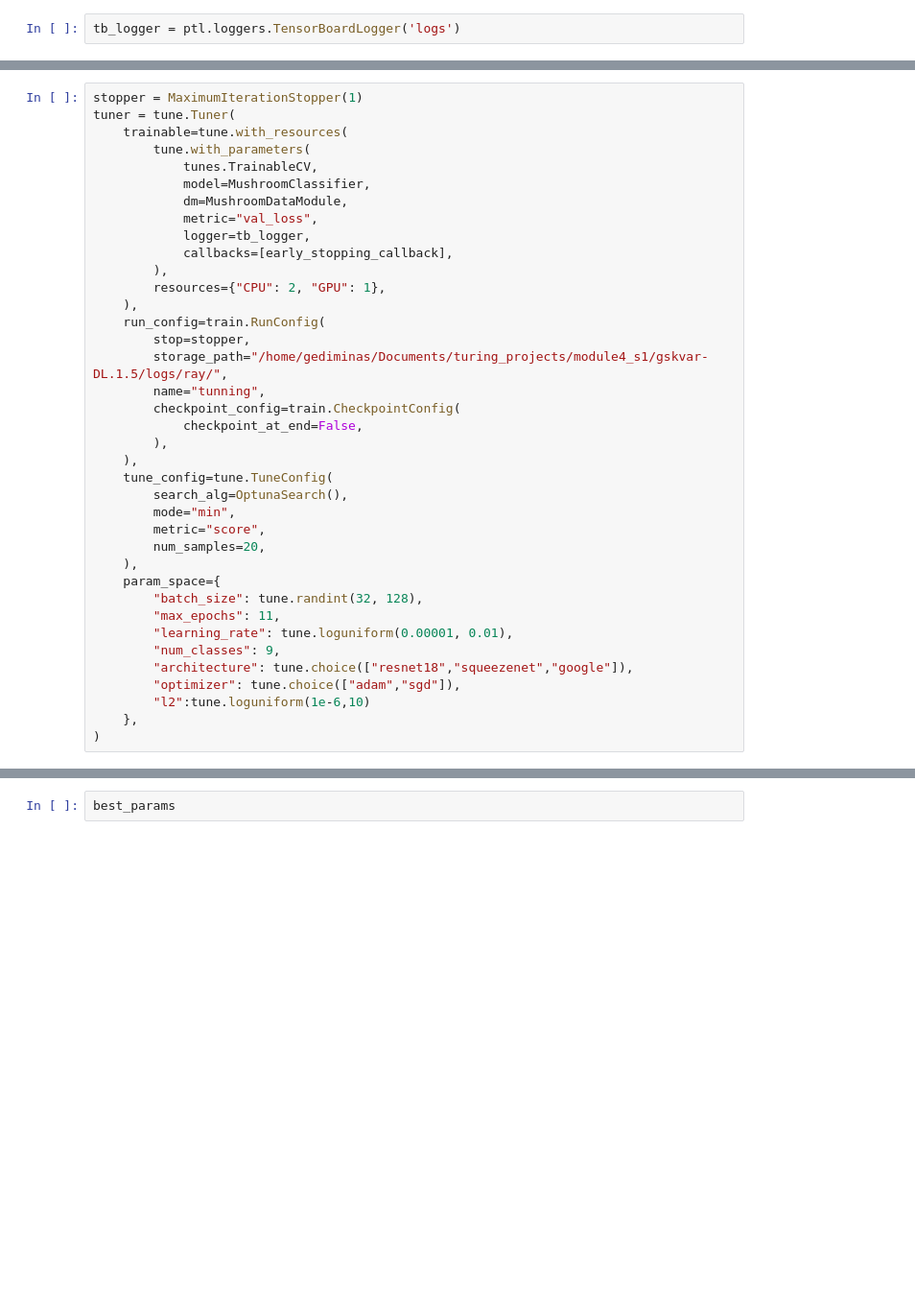
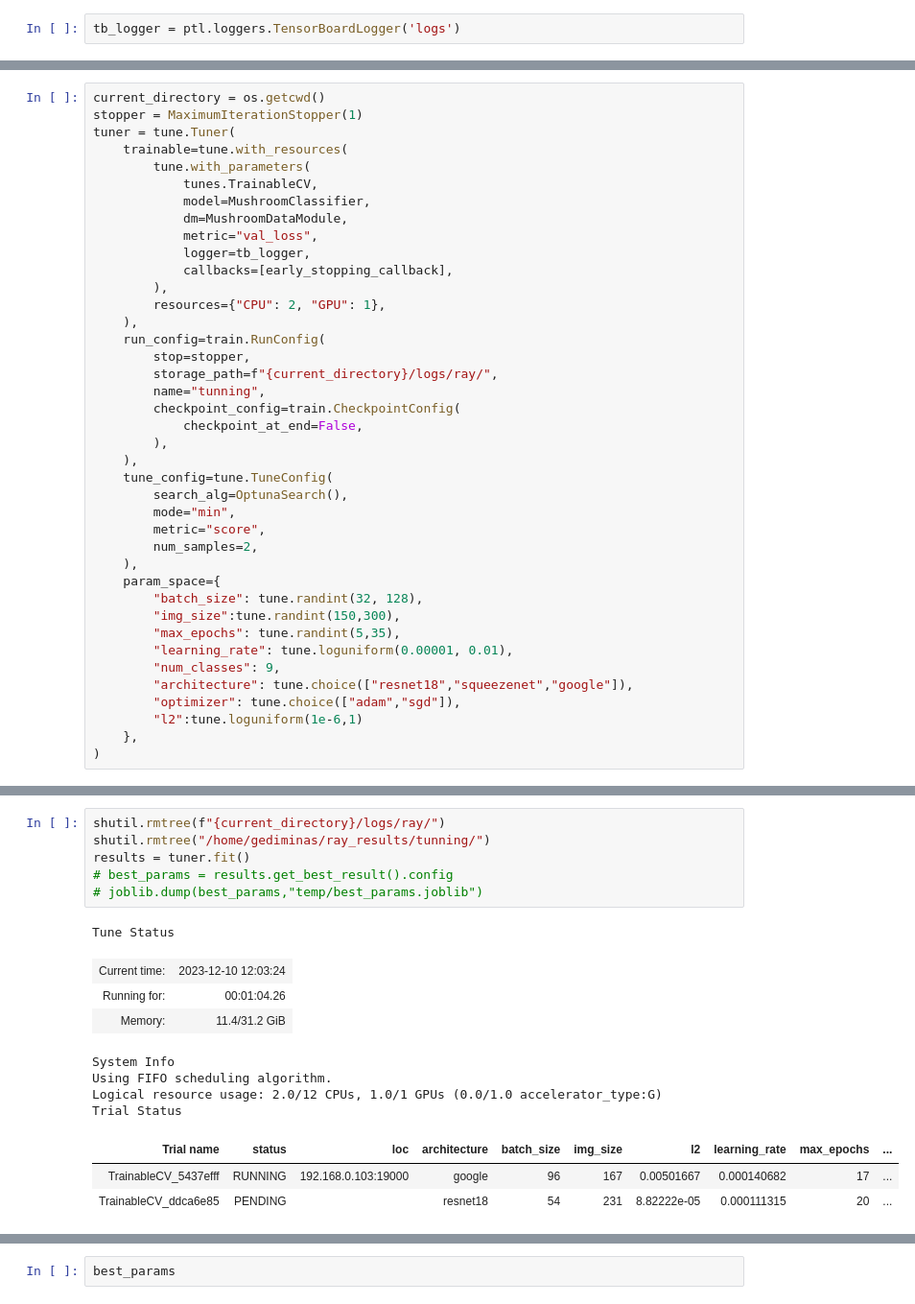
Before and after one commit to gediminas-skvarnavicius/mushroom-classifier, a Jupyter notebook: mushroom_analysis.ipynb, the cells around one changed output, grey strips where cells are left out. Shown at 96% size. Drawn from its saved outputs; the diff is of its cells as text; blank space fills up the shorter version.

Commit message:
more parameters tunning logs solved

```diff
--- a/mushroom_analysis.ipynb
+++ b/mushroom_analysis.ipynb
@@ -181,4 +125,5 @@ HPU available: False, using: 0 HPUs
 # %%
+current_directory = os.getcwd()
 stopper = MaximumIterationStopper(1)
 tuner = tune.Tuner(
     trainable=tune.with_resources(
@@ -194,7 +139,7 @@ tuner = tune.Tuner(
     ),
     run_config=train.RunConfig(
         stop=stopper,
-        storage_path="/home/gediminas/Documents/turing_projects/module4_s1/gskvar-DL.1.5/logs/ray/",
+        storage_path=f"{current_directory}/logs/ray/",
         name="tunning",
         checkpoint_config=train.CheckpointConfig(
             checkpoint_at_end=False,
@@ -204,15 +149,16 @@ tuner = tune.Tuner(
         search_alg=OptunaSearch(),
         mode="min",
         metric="score",
-        num_samples=20,
+        num_samples=2,
     ),
     param_space={
         "batch_size": tune.randint(32, 128),
-        "max_epochs": 11,
+        "img_size":tune.randint(150,300),
+        "max_epochs": tune.randint(5,35),
         "learning_rate": tune.loguniform(0.00001, 0.01),
         "num_classes": 9,
         "architecture": tune.choice(["resnet18","squeezenet","google"]),
         "optimizer": tune.choice(["adam","sgd"]),
-        "l2":tune.loguniform(1e-6,10)
+        "l2":tune.loguniform(1e-6,1)
     },
 )
@@ -343,0 +165,18 @@ Trial Status
+# %%
+shutil.rmtree(f"{current_directory}/logs/ray/")
+shutil.rmtree("/home/gediminas/ray_results/tunning/")
+results = tuner.fit()
+# best_params = results.get_best_result().config
+# joblib.dump(best_params,"temp/best_params.joblib")
+# %% [output]
+Tune Status
+| Current time: | 2023-12-10 12:03:24 |
+| Running for: | 00:01:04.26 |
+| Memory: | 11.4/31.2 GiB |
+System Info
+Using FIFO scheduling algorithm.
+Logical resource usage: 2.0/12 CPUs, 1.0/1 GPUs (0.0/1.0 accelerator_type:G)
+Trial Status
+| Trial name | status | loc | architecture | batch_size | img_size | l2 | learning_rate | max_epochs | ... |
+| TrainableCV_5437efff | RUNNING | 192.168.0.103:19000 | google | 96 | 167 | 0.00501667 | 0.000140682 | 17 | ... |
+| TrainableCV_ddca6e85 | PENDING |  | resnet18 | 54 | 231 | 8.82222e-05 | 0.000111315 | 20 | ... |
```
Also changed, not shown: parts of 10 cells of this notebook, 2 other files.
